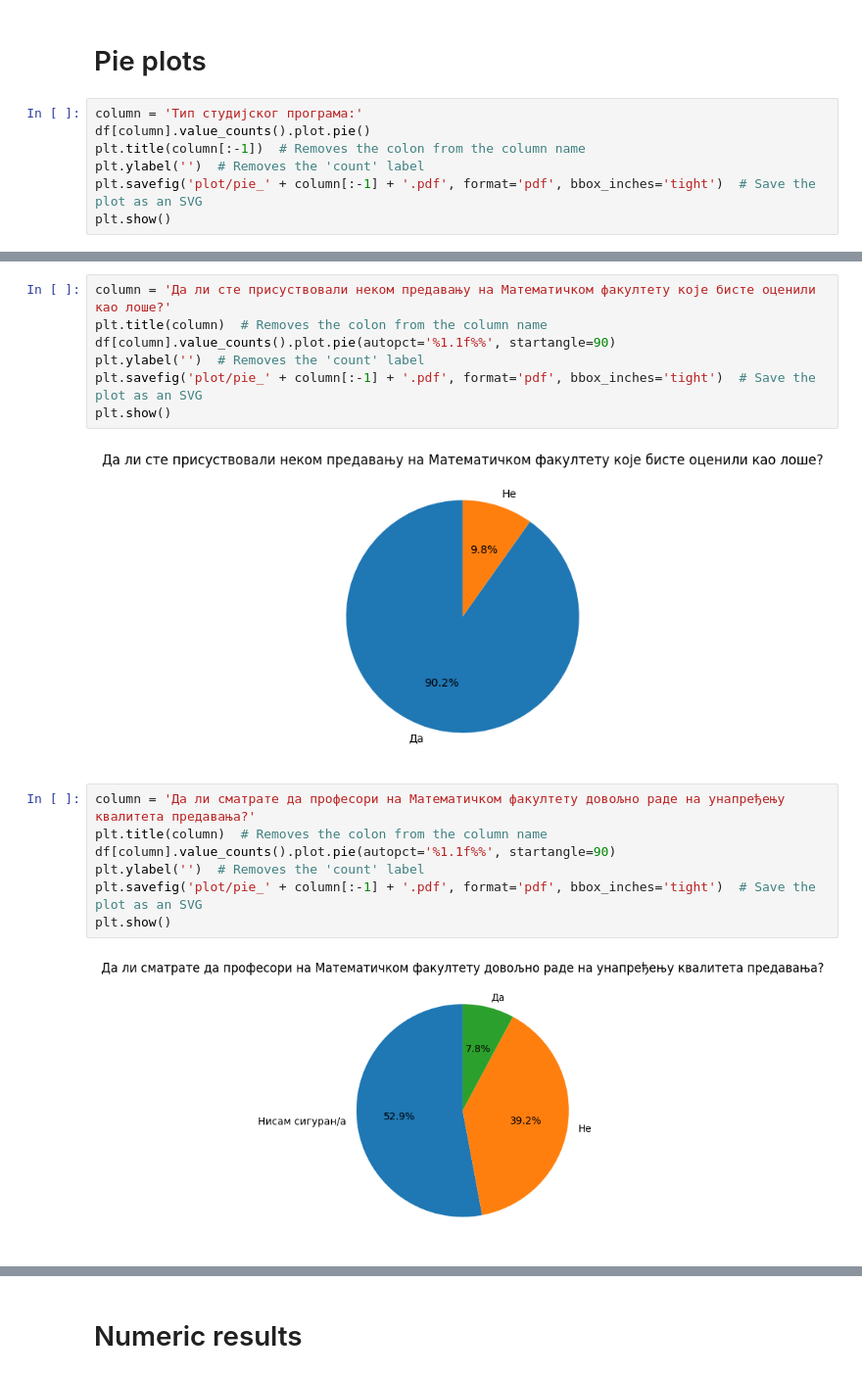
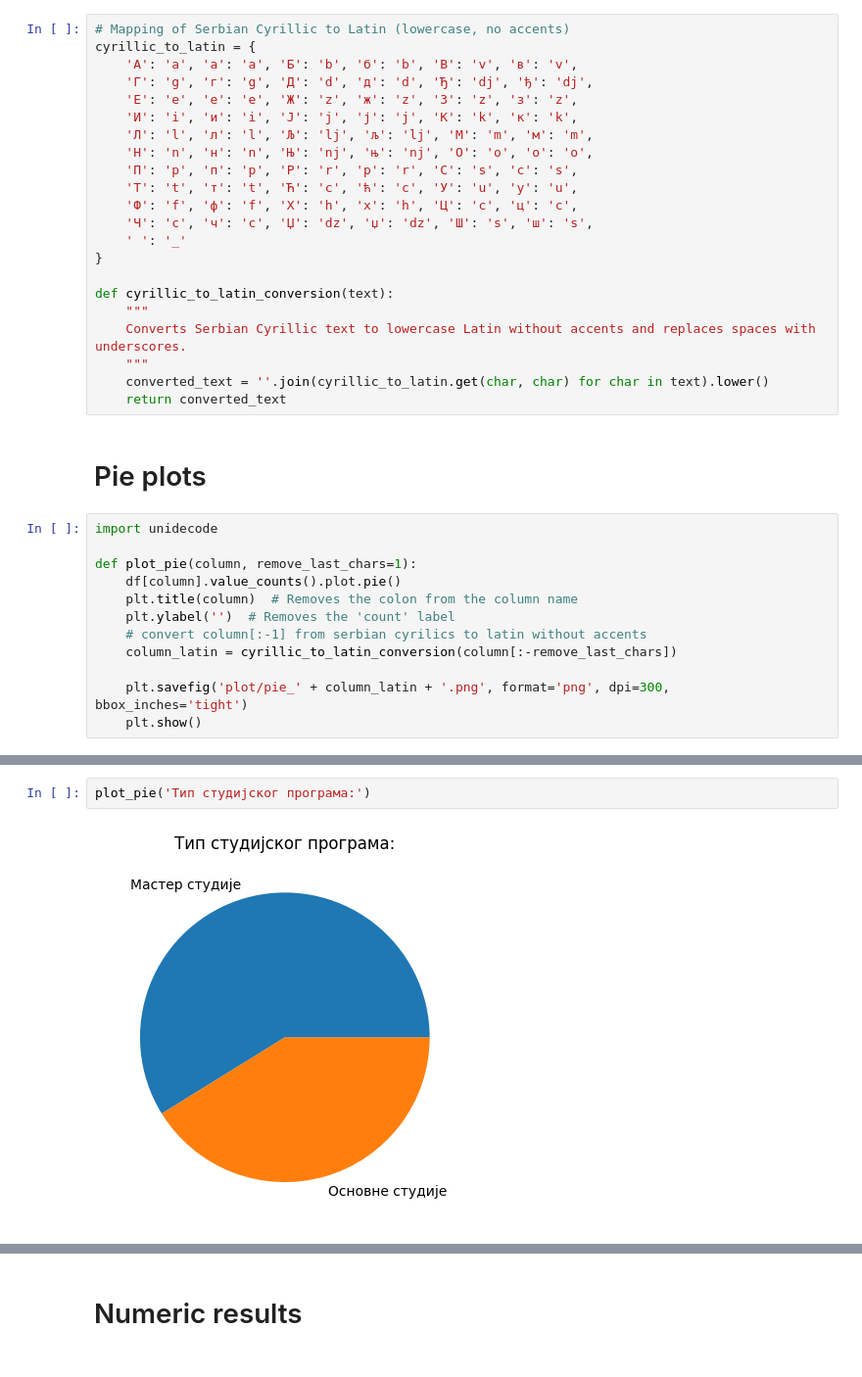
Before and after one commit to Brankonymous/StaCiniLosePredavanje, a Jupyter notebook: eda.ipynb, the cells around one changed output, grey strips where cells are left out. Shown at 98% size. Saved outputs shown, nothing was run; the diff lists cells and outputs as text.

```diff
--- a/eda.ipynb
+++ b/eda.ipynb
@@ -43,12 +41,39 @@ Timestamp
 Да ли сматрате да професори на Математичком факултету довољно раде на унапређењу квалитета предавања?                        0
 Којим предавањима сте били најмање задовољни и зашто?                                                                        0
 dtype: int64
+# %%
+# Mapping of Serbian Cyrillic to Latin (lowercase, no accents)
+cyrillic_to_latin = {
+    'А': 'a', 'а': 'a', 'Б': 'b', 'б': 'b', 'В': 'v', 'в': 'v',
+    'Г': 'g', 'г': 'g', 'Д': 'd', 'д': 'd', 'Ђ': 'dj', 'ђ': 'dj',
+    'Е': 'e', 'е': 'e', 'Ж': 'z', 'ж': 'z', 'З': 'z', 'з': 'z',
+    'И': 'i', 'и': 'i', 'Ј': 'j', 'ј': 'j', 'К': 'k', 'к': 'k',
+    'Л': 'l', 'л': 'l', 'Љ': 'lj', 'љ': 'lj', 'М': 'm', 'м': 'm',
+    'Н': 'n', 'н': 'n', 'Њ': 'nj', 'њ': 'nj', 'О': 'o', 'о': 'o',
+    'П': 'p', 'п': 'p', 'Р': 'r', 'р': 'r', 'С': 's', 'с': 's',
+    'Т': 't', 'т': 't', 'Ћ': 'c', 'ћ': 'c', 'У': 'u', 'у': 'u',
+    'Ф': 'f', 'ф': 'f', 'Х': 'h', 'х': 'h', 'Ц': 'c', 'ц': 'c',
+    'Ч': 'c', 'ч': 'c', 'Џ': 'dz', 'џ': 'dz', 'Ш': 's', 'ш': 's',
+    ' ': '_'
+}
+
+def cyrillic_to_latin_conversion(text):
+    """
+    Converts Serbian Cyrillic text to lowercase Latin without accents and replaces spaces with underscores.
+    """
+    converted_text = ''.join(cyrillic_to_latin.get(char, char) for char in text).lower()
+    return converted_text
 # %% [markdown]
 # Pie plots
 # %%
-column = 'Тип студијског програма:'
-df[column].value_counts().plot.pie()
-plt.title(column[:-1])  # Removes the colon from the column name
-plt.ylabel('')  # Removes the 'count' label
-plt.savefig('plot/pie_' + column[:-1] + '.pdf', format='pdf', bbox_inches='tight')  # Save the plot as an SVG
-plt.show()
+import unidecode
+
+def plot_pie(column, remove_last_chars=1):
+    df[column].value_counts().plot.pie()
+    plt.title(column)  # Removes the colon from the column name
+    plt.ylabel('')  # Removes the 'count' label
+    # convert column[:-1] from serbian cyrilics to latin without accents
+    column_latin = cyrillic_to_latin_conversion(column[:-remove_last_chars])
+
+    plt.savefig('plot/pie_' + column_latin + '.png', format='png', dpi=300, bbox_inches='tight')
+    plt.show()
@@ -93,18 +80,4 @@ plt.show()
-# %%
-column = 'Да ли сте присуствовали неком предавању на Математичком факултету које бисте оценили као лоше?'
-plt.title(column)  # Removes the colon from the column name
-df[column].value_counts().plot.pie(autopct='%1.1f%%', startangle=90)
-plt.ylabel('')  # Removes the 'count' label
-plt.savefig('plot/pie_' + column[:-1] + '.pdf', format='pdf', bbox_inches='tight')  # Save the plot as an SVG
-plt.show()
-# %% [output]
-[figure, removed]
-# %%
-column = 'Да ли сматрате да професори на Математичком факултету довољно раде на унапређењу квалитета предавања?'
-plt.title(column)  # Removes the colon from the column name
-df[column].value_counts().plot.pie(autopct='%1.1f%%', startangle=90)
-plt.ylabel('')  # Removes the 'count' label
-plt.savefig('plot/pie_' + column[:-1] + '.pdf', format='pdf', bbox_inches='tight')  # Save the plot as an SVG
-plt.show()
-# %% [output]
-[figure, removed]
+# %%
+plot_pie('Тип студијског програма:')
+# %% [output]
+[figure, added]
```
Also changed, not shown: parts of 13 cells of this notebook, 26 other files.
